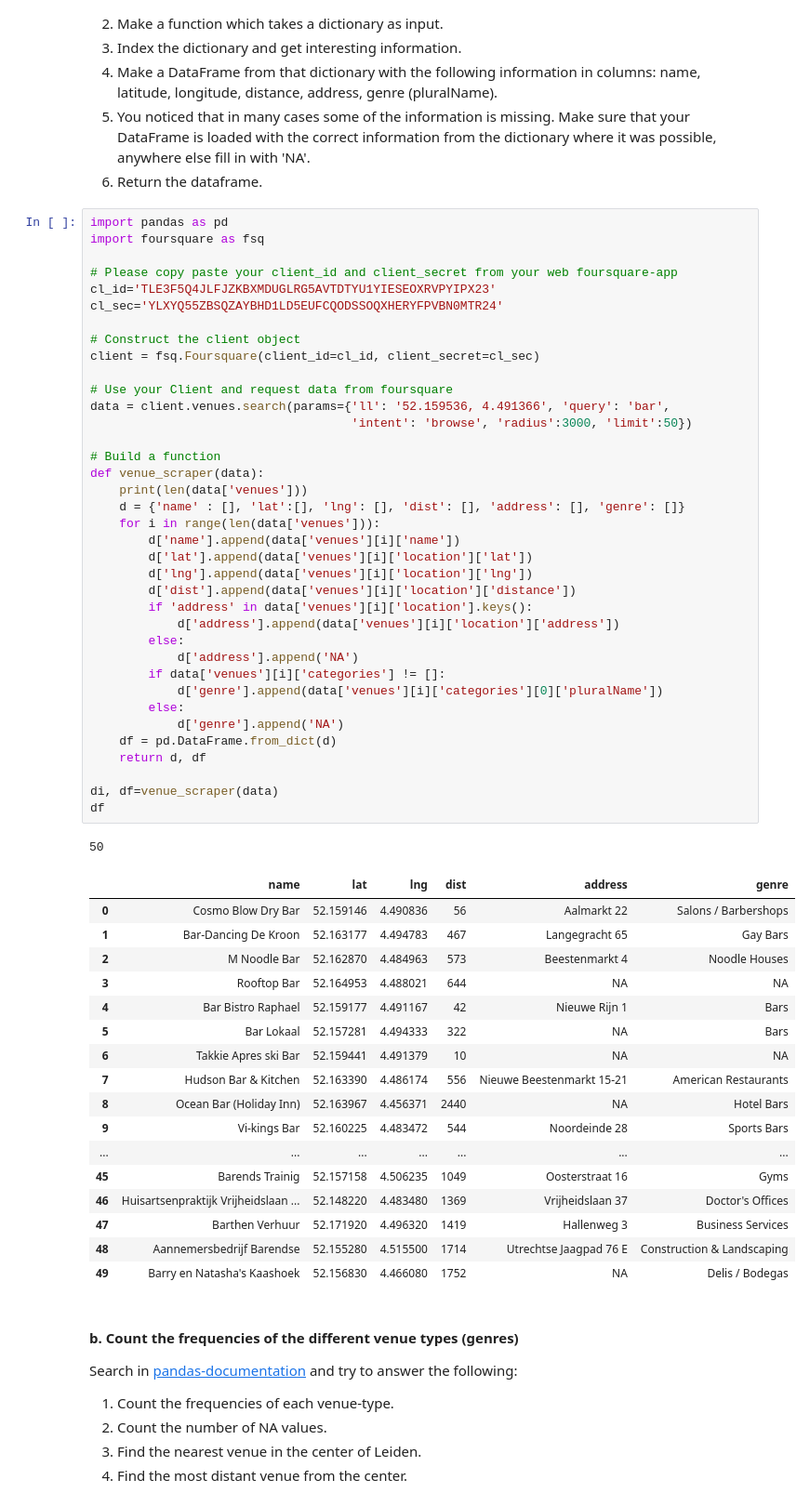
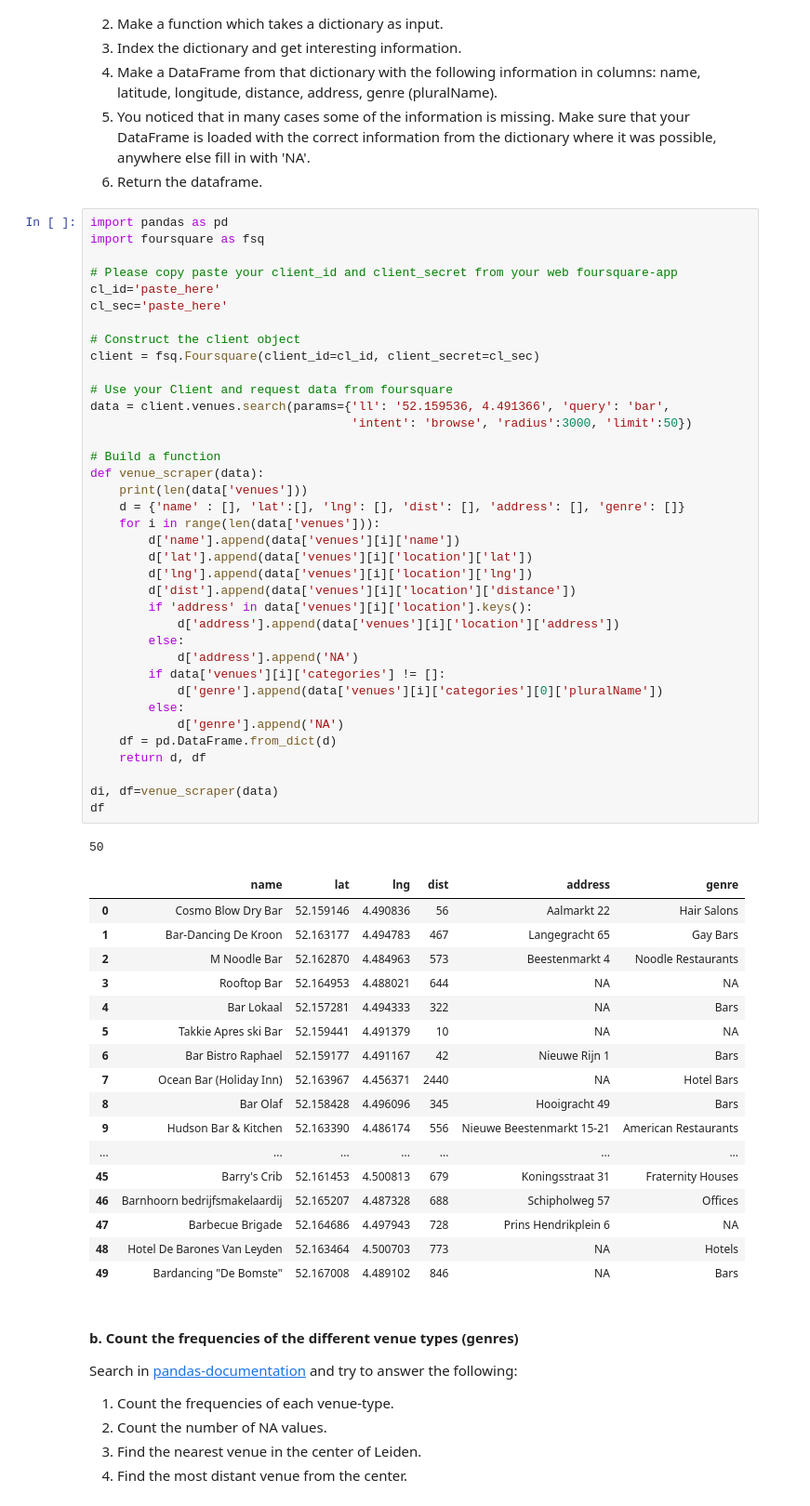
Before and after one commit to UC-Course-LU/Lab-1-Answers, a Jupyter notebook: Lab1_Answers.ipynb, the cells around one changed output. Shown at 93% size. Cells and saved outputs as stored; diff of their text form.

```diff
--- a/Lab1_Answers.ipynb
+++ b/Lab1_Answers.ipynb
@@ -388,57 +386,57 @@ import pandas as pd
 import foursquare as fsq
 
 # Please copy paste your client_id and client_secret from your web foursquare-app
-cl_id='TLE3F5Q4JLFJZKBXMDUGLRG5AVTDTYU1YIESEOXRVPYIPX23'
-cl_sec='YLXYQ55ZBSQZAYBHD1LD5EUFCQODSSOQXHERYFPVBN0MTR24'
+cl_id='paste_here'
+cl_sec='paste_here'
 
 # Construct the client object
 client = fsq.Foursquare(client_id=cl_id, client_secret=cl_sec)
 
 # Use your Client and request data from foursquare
 data = client.venues.search(params={'ll': '52.159536, 4.491366', 'query': 'bar',
                                     'intent': 'browse', 'radius':3000, 'limit':50})
 
 # Build a function
 def venue_scraper(data):
     print(len(data['venues']))
     d = {'name' : [], 'lat':[], 'lng': [], 'dist': [], 'address': [], 'genre': []}
     for i in range(len(data['venues'])):
         d['name'].append(data['venues'][i]['name'])
         d['lat'].append(data['venues'][i]['location']['lat'])
         d['lng'].append(data['venues'][i]['location']['lng'])
         d['dist'].append(data['venues'][i]['location']['distance'])
         if 'address' in data['venues'][i]['location'].keys():
             d['address'].append(data['venues'][i]['location']['address'])
         else:
             d['address'].append('NA')
         if data['venues'][i]['categories'] != []:
             d['genre'].append(data['venues'][i]['categories'][0]['pluralName'])
         else:
             d['genre'].append('NA')
     df = pd.DataFrame.from_dict(d)
     return d, df
 
 di, df=venue_scraper(data)
 df
 # %% [output]
 50
 |  | name | lat | lng | dist | address | genre |
-| 0 | Cosmo Blow Dry Bar | 52.159146 | 4.490836 | 56 | Aalmarkt 22 | Salons / Barbershops |
+| 0 | Cosmo Blow Dry Bar | 52.159146 | 4.490836 | 56 | Aalmarkt 22 | Hair Salons |
 | 1 | Bar-Dancing De Kroon | 52.163177 | 4.494783 | 467 | Langegracht 65 | Gay Bars |
-| 2 | M Noodle Bar | 52.162870 | 4.484963 | 573 | Beestenmarkt 4 | Noodle Houses |
+| 2 | M Noodle Bar | 52.162870 | 4.484963 | 573 | Beestenmarkt 4 | Noodle Restaurants |
 | 3 | Rooftop Bar | 52.164953 | 4.488021 | 644 | NA | NA |
-| 4 | Bar Bistro Raphael | 52.159177 | 4.491167 | 42 | Nieuwe Rijn 1 | Bars |
-| 5 | Bar Lokaal | 52.157281 | 4.494333 | 322 | NA | Bars |
-| 6 | Takkie Apres ski Bar | 52.159441 | 4.491379 | 10 | NA | NA |
-| 7 | Hudson Bar & Kitchen | 52.163390 | 4.486174 | 556 | Nieuwe Beestenmarkt 15-21 | American Restaurants |
-| 8 | Ocean Bar (Holiday Inn) | 52.163967 | 4.456371 | 2440 | NA | Hotel Bars |
-| 9 | Vi-kings Bar | 52.160225 | 4.483472 | 544 | Noordeinde 28 | Sports Bars |
+| 4 | Bar Lokaal | 52.157281 | 4.494333 | 322 | NA | Bars |
+| 5 | Takkie Apres ski Bar | 52.159441 | 4.491379 | 10 | NA | NA |
+| 6 | Bar Bistro Raphael | 52.159177 | 4.491167 | 42 | Nieuwe Rijn 1 | Bars |
+| 7 | Ocean Bar (Holiday Inn) | 52.163967 | 4.456371 | 2440 | NA | Hotel Bars |
+| 8 | Bar Olaf | 52.158428 | 4.496096 | 345 | Hooigracht 49 | Bars |
+| 9 | Hudson Bar & Kitchen | 52.163390 | 4.486174 | 556 | Nieuwe Beestenmarkt 15-21 | American Restaurants |
 | ... | ... | ... | ... | ... | ... | ... |
-| 45 | Barends Trainig | 52.157158 | 4.506235 | 1049 | Oosterstraat 16 | Gyms |
-| 46 | Huisartsenpraktijk Vrijheidslaan ... | 52.148220 | 4.483480 | 1369 | Vrijheidslaan 37 | Doctor's Offices |
-| 47 | Barthen Verhuur | 52.171920 | 4.496320 | 1419 | Hallenweg 3 | Business Services |
-| 48 | Aannemersbedrijf Barendse | 52.155280 | 4.515500 | 1714 | Utrechtse Jaagpad 76 E | Construction & Landscaping |
-| 49 | Barry en Natasha's Kaashoek | 52.156830 | 4.466080 | 1752 | NA | Delis / Bodegas |
+| 45 | Barry's Crib | 52.161453 | 4.500813 | 679 | Koningsstraat 31 | Fraternity Houses |
+| 46 | Barnhoorn bedrijfsmakelaardij | 52.165207 | 4.487328 | 688 | Schipholweg 57 | Offices |
+| 47 | Barbecue Brigade | 52.164686 | 4.497943 | 728 | Prins Hendrikplein 6 | NA |
+| 48 | Hotel De Barones Van Leyden | 52.163464 | 4.500703 | 773 | NA | Hotels |
+| 49 | Bardancing "De Bomste" | 52.167008 | 4.489102 | 846 | NA | Bars |
 # %% [markdown]
 #### b. Count the frequencies of the different venue types (genres)
 Search in [pandas-documentation](https://pandas.pydata.org/pandas-docs/stable/reference/index.html) and try to answer the following:
```
Also changed, not shown: parts of 30 cells of this notebook, 1 other file.
